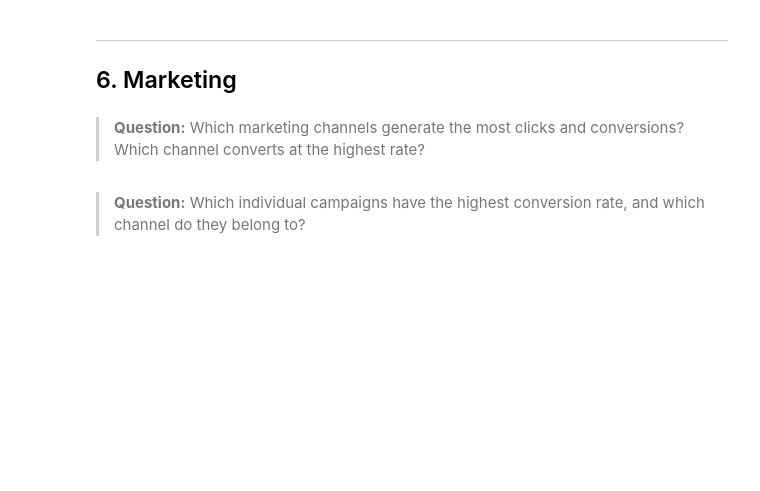
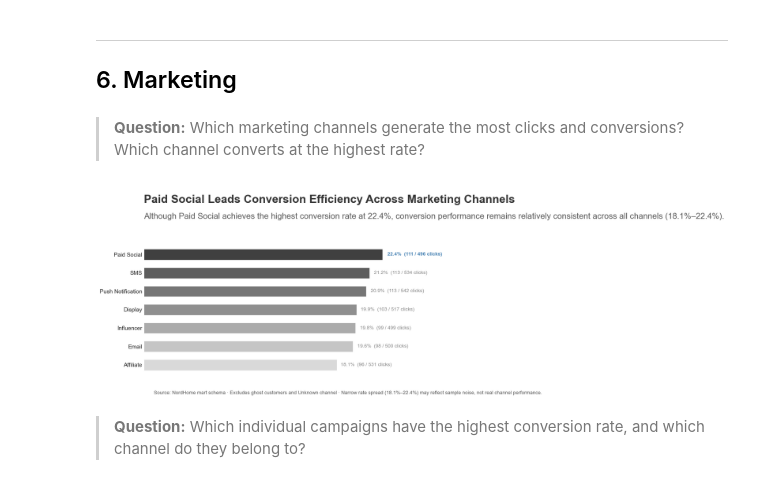
Before and after one commit to eileenheyer-cyber/nordhome_retail_analytics, a Jupyter notebook: 04_EDA/nordhome_eda.ipynb, the cells around one changed output. Drawn from its saved outputs; the diff is of its cells as text; code cells hidden in the pictures; blank space fills up the shorter version.

```diff
--- a/04_EDA/nordhome_eda.ipynb
+++ b/04_EDA/nordhome_eda.ipynb
@@ -3221,3 +3286,73 @@ print(df_channel_perf.to_string(index=False))
+# %%
+import pandas as pd
+import matplotlib.pyplot as plt
+import importlib
+import base_style
+importlib.reload(base_style)
+from base_style import BLUES, ACCENT, GREY_TEXT, apply_layout, add_title_subtitle
+
+# --------------------------------------------------
+# 1. Load conversion rate by channel
+# --------------------------------------------------
+
+df_channel_conv = pd.read_sql("""
+    select
+        dmc.channel,
+        sum(fmt.clicked) as total_clicks,
+        sum(fmt.converted) as total_conversions,
+        round(sum(fmt.converted)::numeric / nullif(sum(fmt.clicked),0)* 100,2) as conversion_rate
+    from mart.fact_marketing_touchpoints fmt
+    left join mart.dim_marketing_campaigns dmc ON fmt.campaign_key = dmc.campaign_key
+    WHERE fmt.ghost_customer_flag = FALSE
+      AND dmc.channel != 'Unknown'
+    GROUP BY dmc.channel
+    ORDER BY conversion_rate ASC
+""", engine)
+
+# --------------------------------------------------
+# 2. Plot: ranked horizontal bar, rate as length, volume as label
+# --------------------------------------------------
+
+n = len(df_channel_conv)
+colors = [plt.cm.Greys(0.25 + 0.55 * i / max(n - 1, 1)) for i in range(n)]
+
+
+fig, ax = plt.subplots(figsize=(9, 6))
+apply_layout(fig, top=0.7)
+
+ax.barh(df_channel_conv["channel"], df_channel_conv["conversion_rate"], color=colors, height=0.6)
+
+for i, row in df_channel_conv.reset_index(drop=True).iterrows():
+    is_top = (i == n - 1)
+    label = f"{row['conversion_rate']:.1f}%  ({row['total_conversions']:,.0f} / {row['total_clicks']:,.0f} clicks)"
+    ax.text(row["conversion_rate"] * 1.02, i, label,
+            va="center", fontsize=9.5,
+            color=ACCENT if is_top else GREY_TEXT,
+            fontweight="bold" if is_top else "normal")
+
+ax.xaxis.set_visible(False)
+ax.margins(x=0.3)
+ax.grid(False)
+ax.tick_params(axis="y", length=0)
+for spine in ax.spines.values():
+    spine.set_visible(False)
+
+add_title_subtitle(
+    ax,
+    "Paid Social Leads Conversion Efficiency Across Marketing Channels",
+    "Although Paid Social achieves the highest conversion rate at 22.4%, conversion performance remains relatively consistent across all channels (18.1%–22.4%).",
+    title_y=1.30, subtitle_y=1.18
+)
+
+fig.text(0.08, 0.02,
+         "Source: NordHome mart schema · Excludes ghost customers and Unknown channel · "
+         "Narrow rate spread (18.1%–22.4%) may reflect sample noise, not real channel performance.",
+         fontsize=9.5, color='#5A5A5A')
+
+plt.savefig("figures/conversion_rate_by_channel.png", dpi=150, bbox_inches="tight")
+plt.show()
+# %% [output]
+[figure, added]
 # %% [markdown]
 > **Question:** Which individual campaigns have the highest conversion rate, and which channel do they belong to?
 # %%
```
Also changed, not shown: parts of 6 cells of this notebook.
